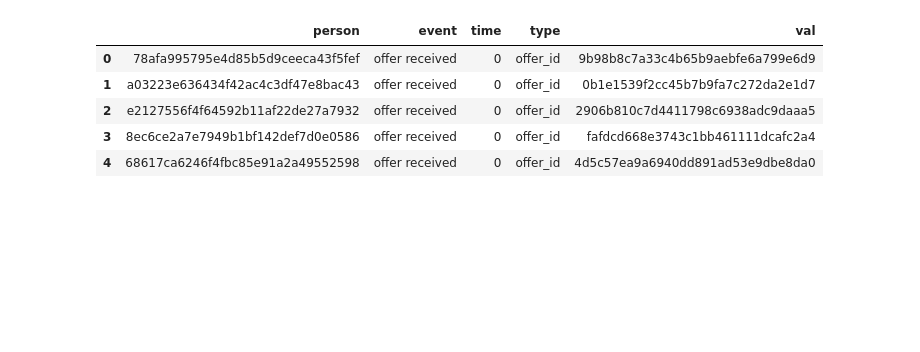
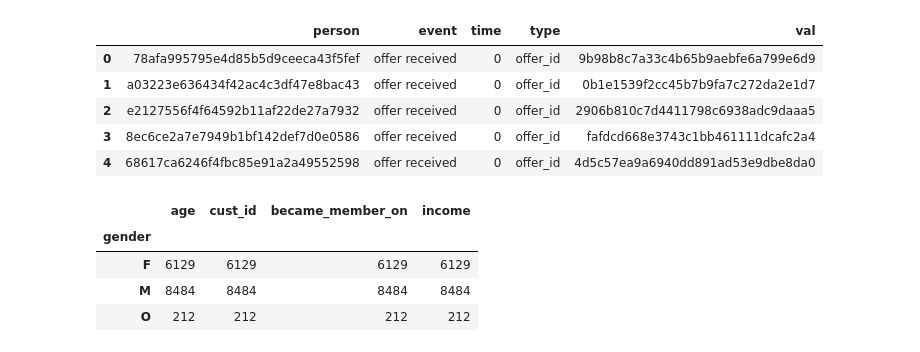
Before and after one commit to alexblang/crm, a Jupyter notebook: quick.ipynb, the cells around one changed output. Cells and saved outputs as stored; diff of their text form; code cells hidden in the pictures; blank space fills up the shorter version.

```diff
--- a/quick.ipynb
+++ b/quick.ipynb
@@ -167,3 +169,12 @@ contacts_data.head()
 | 2 | e2127556f4f64592b11af22de27a7932 | offer received | 0 | offer_id | 2906b810c7d4411798c6938adc9daaa5 |
 | 3 | 8ec6ce2a7e7949b1bf142def7d0e0586 | offer received | 0 | offer_id | fafdcd668e3743c1bb461111dcafc2a4 |
 | 4 | 68617ca6246f4fbc85e91a2a49552598 | offer received | 0 | offer_id | 4d5c57ea9a6940dd891ad53e9dbe8da0 |
+# %%
+gender_data = customers_data.groupby(["gender"]).count()
+gender_data
+# %% [output]
+|  | age | cust_id | became_member_on | income |
+| gender |  |  |  |  |
+| F | 6129 | 6129 | 6129 | 6129 |
+| M | 8484 | 8484 | 8484 | 8484 |
+| O | 212 | 212 | 212 | 212 |
```
Also changed, not shown: parts of 2 cells of this notebook.
